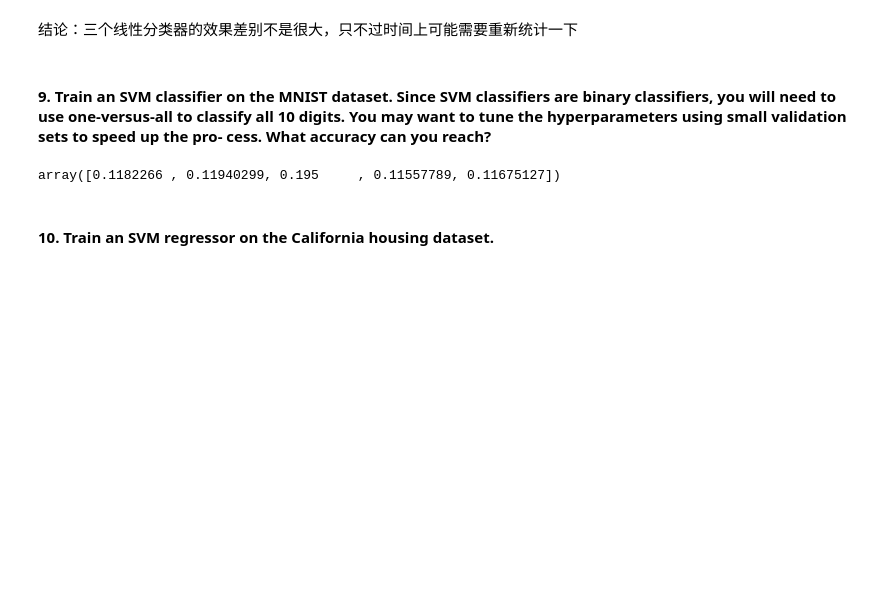
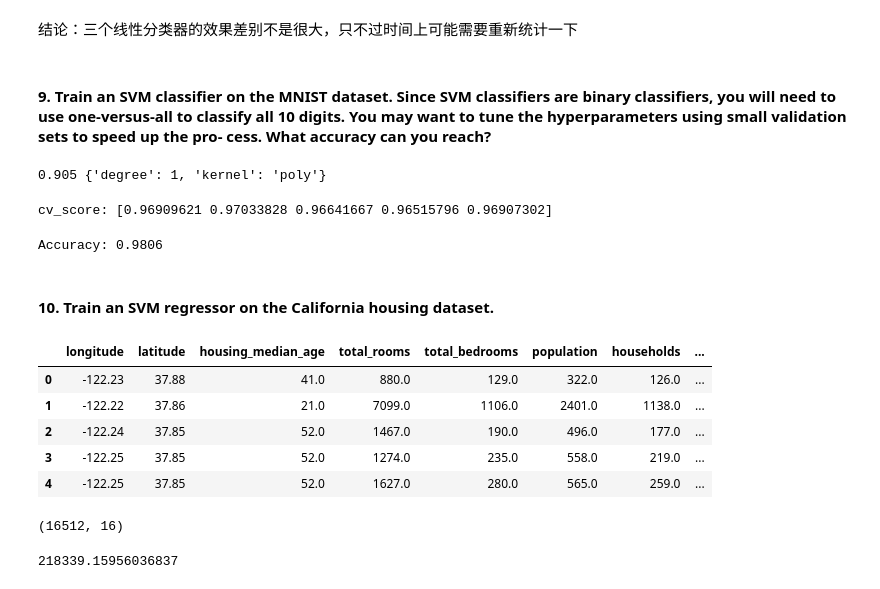
Before and after one commit to Tranz-Zhang/hands_on_machine_learning, a Jupyter notebook: C5_Exercises.ipynb, the cells around one changed output. Cells and saved outputs as stored; diff of their text form; code cells hidden in the pictures; blank space fills up the shorter version.

```diff
--- a/C5_Exercises.ipynb
+++ b/C5_Exercises.ipynb
@@ -132,10 +138,47 @@ y_train_small = y_train[shuffle_index[:1000]]
+# %%
+from sklearn.model_selection import GridSearchCV
+test_svc = SVC(random_state=42)
+search_options = [{
+    'kernel' : ['poly'],
+    'degree' : [2, 3],
+#     'C' : [1, 10, 100],
+#     'gamma' : [1, 10, 100],
+#     'coef0' : [0.01, 0.1, 1],
+}]
+grid_search = GridSearchCV(test_svc, search_options, cv=5, scoring='accuracy', return_train_score=True, n_jobs=-1)
+grid_search.fit(X_train_small, y_train_small)
+cvres = grid_search.cv_results_
+for mean_score, params in sorted(zip(cvres['mean_test_score'], cvres['params']), key=lambda x: x[0], reverse=True):
+    print(mean_score, params)
+# %% [output]
+0.905 {'degree': 1, 'kernel': 'poly'}
 # %%
 from sklearn.model_selection import cross_val_score
-mnist_svc = SVC()
-cross_val_score(mnist_svc, X_train_small, y_train_small, cv=5, scoring="accuracy", n_jobs=-1)
-
+mnist_svc = SVC(kernel='poly', random_state=42, degree=2)
+cv_score = cross_val_score(mnist_svc, X_train, y_train, cv=5, scoring="accuracy", n_jobs=-1)
+print('cv_score:', cv_score)
 # mnist_svc.fit(X, y)
 # %% [output]
-array([0.1182266 , 0.11940299, 0.195     , 0.11557789, 0.11675127])
+cv_score: [0.96909621 0.97033828 0.96641667 0.96515796 0.96907302]
+# %%
+mnist_svc.fit(X_train, y_train)
+y_pred = mnist_svc.predict(X_test)
+n_correct = sum(y_pred == y_test)
+print("Accuracy:", n_correct / len(y_test))
+# %% [output]
+Accuracy: 0.9806
 # %% [markdown]
 #### 10. Train an SVM regressor on the California housing dataset.
+# %%
+import os
+import pandas as pd
+csv_path = os.path.join("datasets/housing", "housing.csv")
+housing = pd.read_csv(csv_path)
+housing.head()
+# %% [output]
+|  | longitude | latitude | housing_median_age | total_rooms | total_bedrooms | population | households | ... |
+| 0 | -122.23 | 37.88 | 41.0 | 880.0 | 129.0 | 322.0 | 126.0 | ... |
+| 1 | -122.22 | 37.86 | 21.0 | 7099.0 | 1106.0 | 2401.0 | 1138.0 | ... |
+| 2 | -122.24 | 37.85 | 52.0 | 1467.0 | 190.0 | 496.0 | 177.0 | ... |
+| 3 | -122.25 | 37.85 | 52.0 | 1274.0 | 235.0 | 558.0 | 219.0 | ... |
+| 4 | -122.25 | 37.85 | 52.0 | 1627.0 | 280.0 | 565.0 | 259.0 | ... |
@@ -141,0 +449,17 @@ array([0.1182266 , 0.11940299, 0.195     , 0.11557789, 0.11675127])
+# %%
+housing_prepared.shape
+# %% [output]
+(16512, 16)
+# %%
+# Fail
+from sklearn.svm import LinearSVR
+svr = LinearSVR(random_state = 42)
+svr.fit(housing_prepared, housing_labels)
+# Evaluation
+from sklearn.metrics import mean_squared_error
+housing_predictions = svr.predict(housing_prepared)
+lin_mse = mean_squared_error(housing_labels, housing_predictions)
+lin_rmse = np.sqrt(lin_mse)
+lin_rmse
+# %% [output]
+218339.15956036837
```
Also changed, not shown: parts of 9 cells of this notebook.
